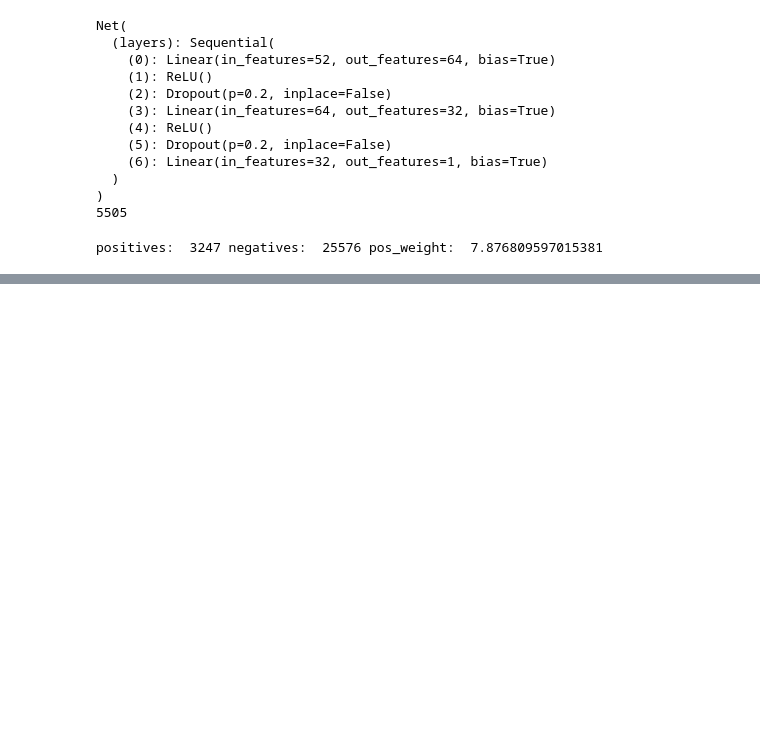
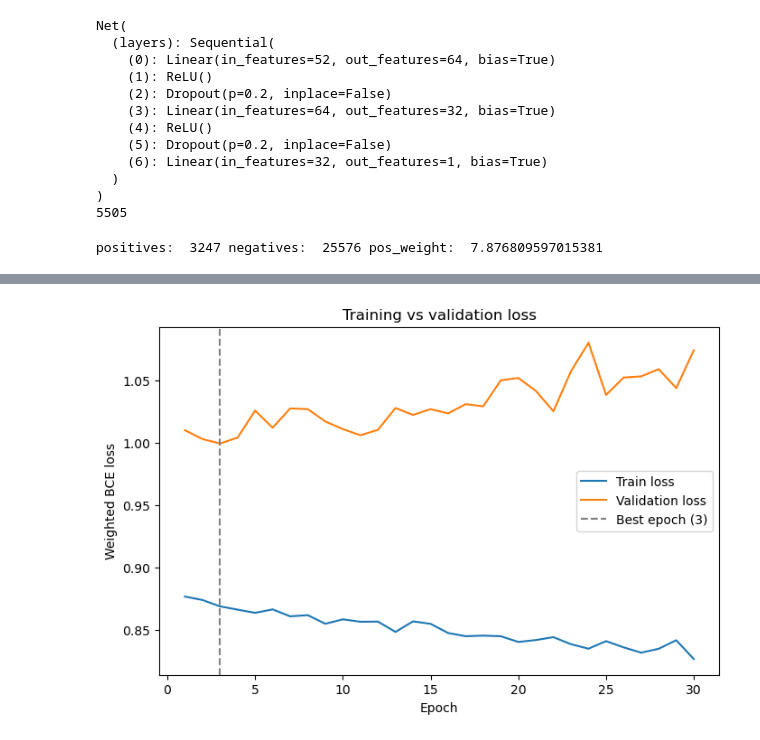
Before and after one commit to FbStatsQuant/ANN, a Jupyter notebook: Bank_marketing/Bank_marketing_notebook.ipynb, the cells around one changed output, grey strips where cells are left out. Drawn from its saved outputs; the diff is of its cells as text; code cells hidden in the pictures; blank space fills up the shorter version.

Commit message:
Training

```diff
--- a/Bank_marketing/Bank_marketing_notebook.ipynb
+++ b/Bank_marketing/Bank_marketing_notebook.ipynb
@@ -194,0 +275,24 @@ positives:  3247 negatives:  25576 pos_weight:  7.876809597015381
+# %%
+# Plot training and validation loss
+
+from cProfile import label
+
+
+epochs = range(1, n_epochs+1)
+
+best_epoch = val_losses.index(min(val_losses)) + 1
+
+plt.figure(figsize=(8,5))
+
+plt.plot(epochs, train_losses, label = 'Train loss')
+plt.plot(epochs, val_losses, label = 'Validation loss')
+
+plt.axvline(best_epoch, color = 'gray', linestyle = '--', label = f'Best epoch ({best_epoch})')
+
+plt.xlabel('Epoch')
+plt.ylabel('Weighted BCE loss')
+plt.title('Training vs validation loss')
+plt.legend()
+plt.show()
+# %% [output]
+[figure, added]
```
Also changed, not shown: parts of 1 cell of this notebook.
